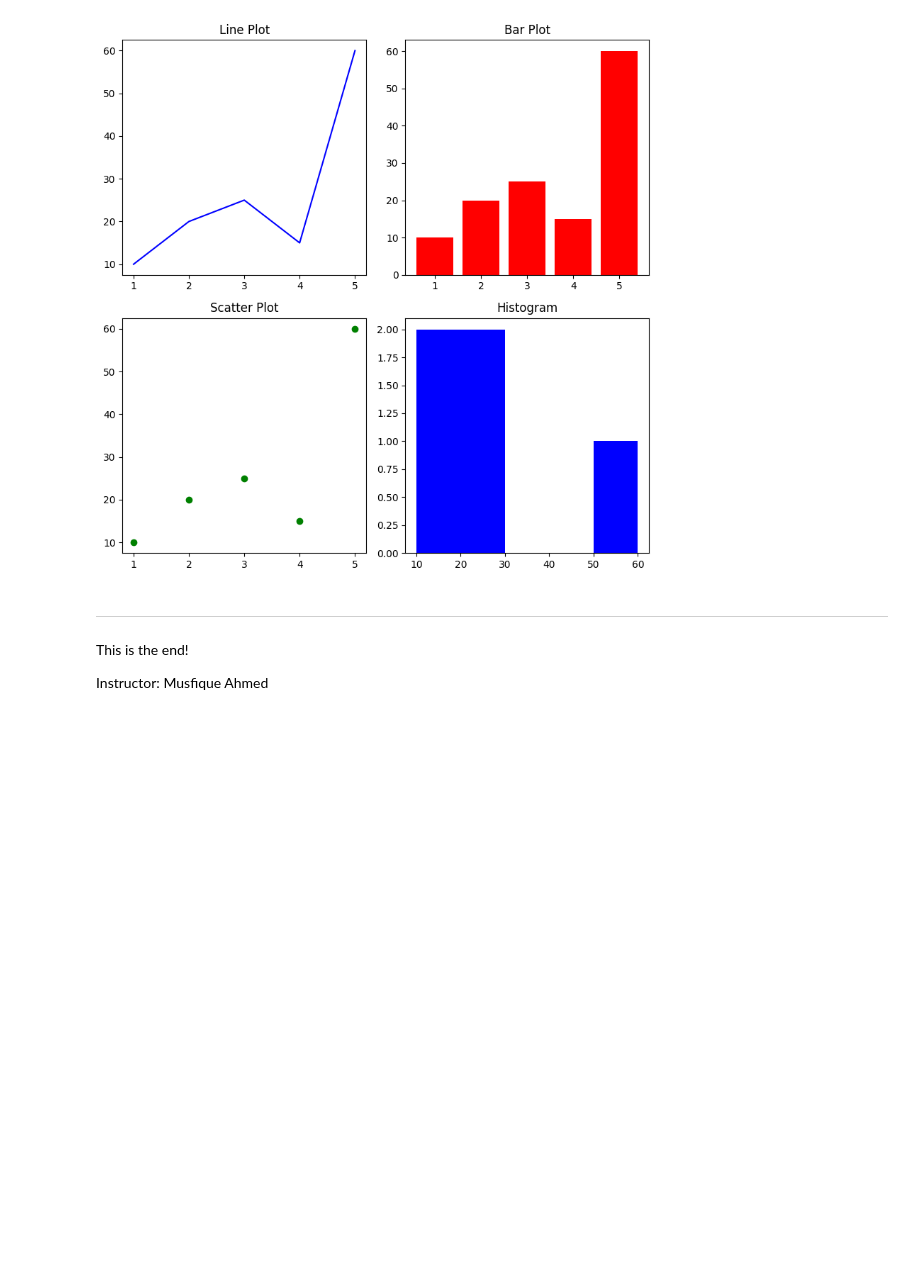
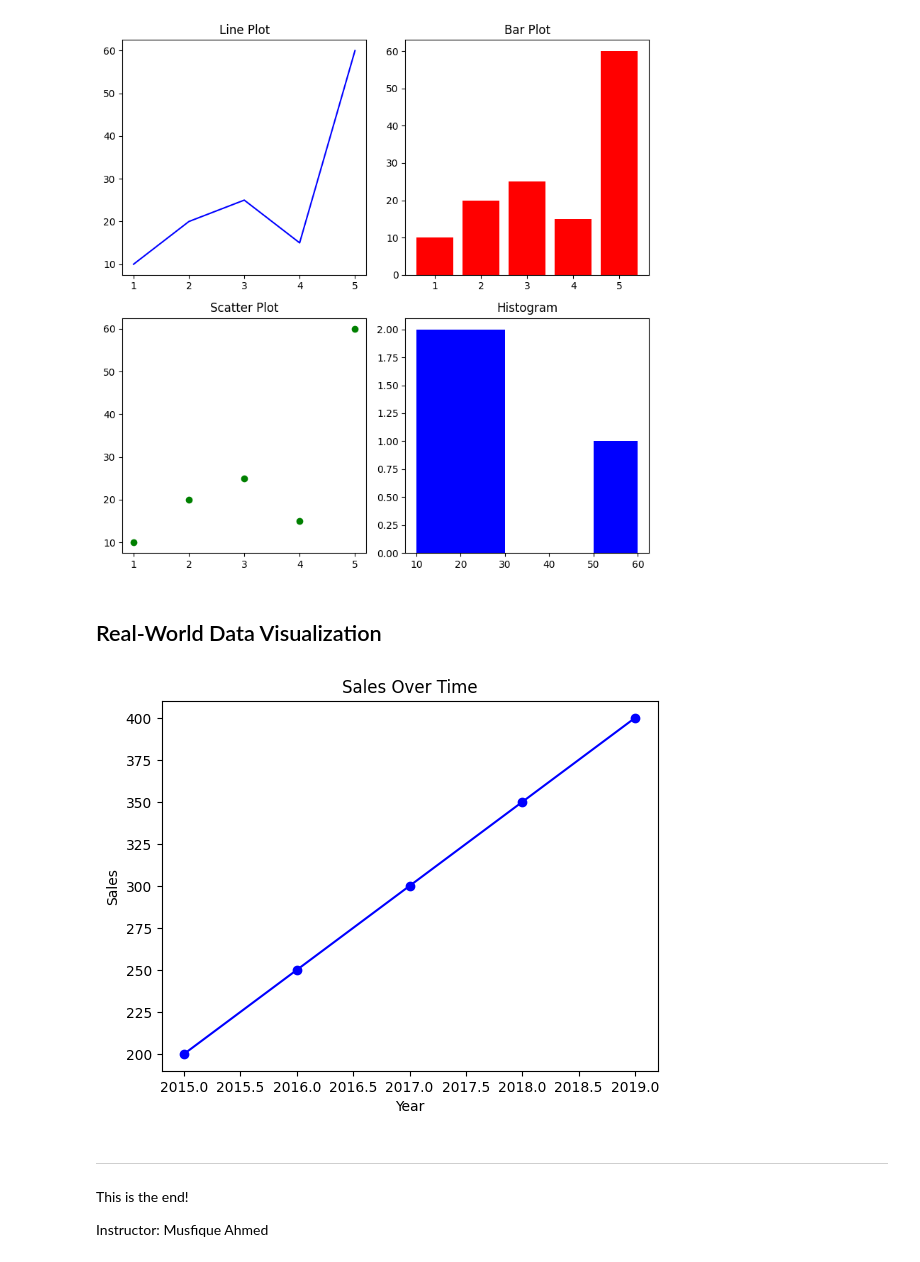
Before and after one commit to Musfique-Ahmed/Shongjog-Python-Course, a Jupyter notebook: Unit_4 Class_4/prac.ipynb, the cells around one changed output. Cells and saved outputs as stored; diff of their text form; code cells hidden in the pictures; blank space fills up the shorter version.

```diff
--- a/Unit_4 Class_4/prac.ipynb
+++ b/Unit_4 Class_4/prac.ipynb
@@ -285,6 +285,24 @@ plt.tight_layout()
 plt.show()
 # %% [output]
 [figure]
+# %% [markdown]
+## Real-World Data Visualization
+# %%
+import pandas as pd
+
+df = pd.DataFrame({
+    'Year': [2015, 2016, 2017, 2018, 2019],
+    'Sales': [200, 250, 300, 350, 400]
+})
+
+plt.plot(df['Year'], df['Sales'], marker='o', linestyle='-',
+         color='blue')
+plt.xlabel('Year')
+plt.ylabel('Sales')
+plt.title('Sales Over Time')
+plt.show()
+# %% [output]
+[figure, added]
 # %% [markdown]
 ---
 This is the end!
```
